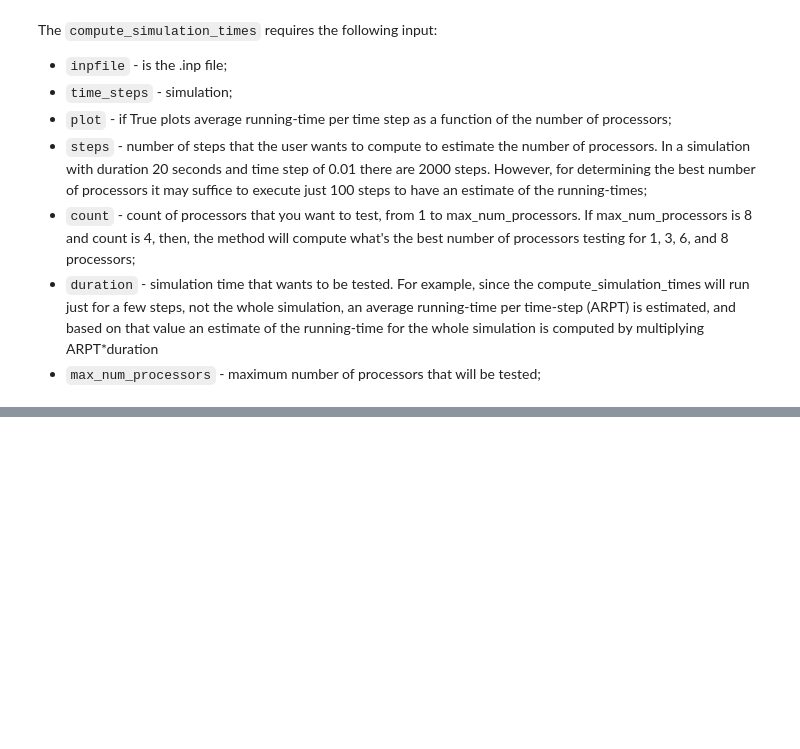
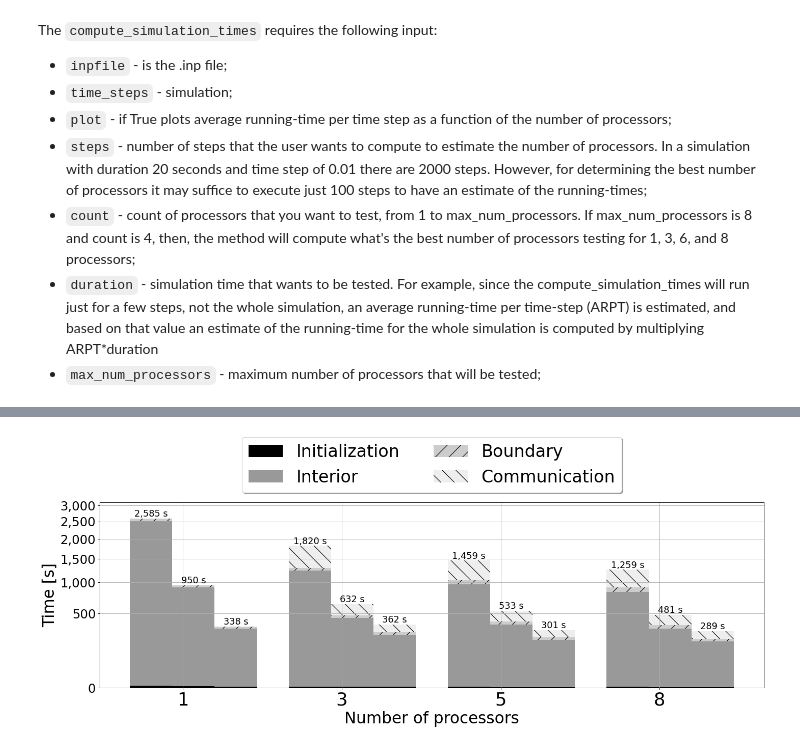
Before and after one commit to gandresr/ptsnet, a Jupyter notebook: publication/3_analytics.ipynb, the cells around one changed output, grey strips where cells are left out. Cells and saved outputs as stored; diff of their text form; code cells hidden in the pictures; blank space fills up the shorter version.

```diff
--- a/publication/3_analytics.ipynb
+++ b/publication/3_analytics.ipynb
@@ -137,0 +176,6 @@ bash /home/gandresr/Documents/GitHub/test codes/workspaces/tmp/compute_times_per
+# %%
+export_path = '/Users/gandresr/Documents/GitHub/ptsnet2/ptsnet/publication/workspaces/tmp/exported_sim_times.pkl'
+from ptsnet.graphics.static import plot_estimated_simulation_times
+plot_estimated_simulation_times(duration=20, fpath=export_path)
+# %% [output]
+[figure, added]
```
Also changed, not shown: parts of 9 cells of this notebook, 3 other files.
